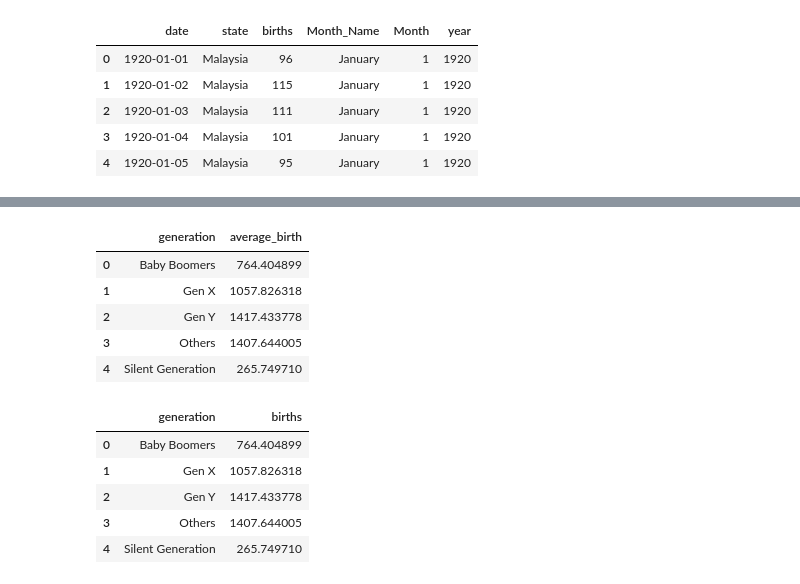
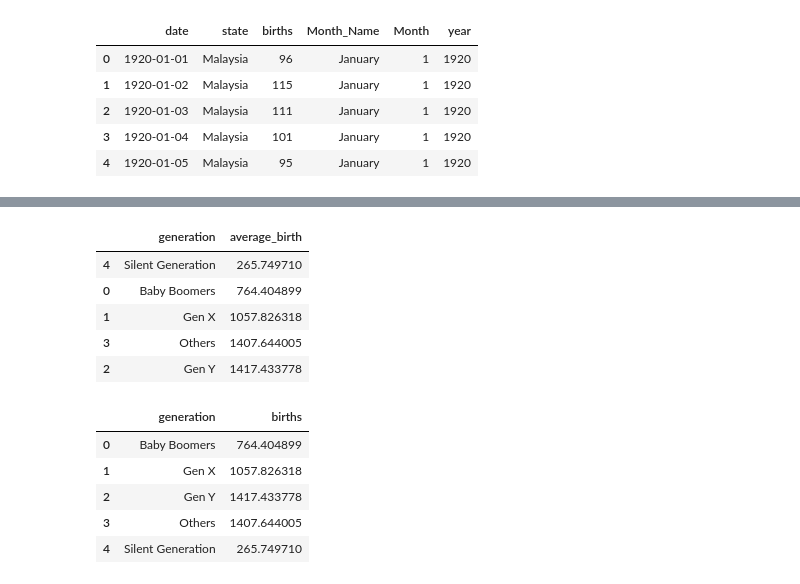
Before and after one commit to ksa-de101-0824/python-pandas, a Jupyter notebook: Exercise/syafeeq_birth.ipynb, the cells around one changed output, grey strips where cells are left out. Cells and saved outputs as stored; diff of their text form; code cells hidden in the pictures.

```diff
--- a/Exercise/syafeeq_birth.ipynb
+++ b/Exercise/syafeeq_birth.ipynb
@@ -194,16 +194,16 @@ for i,x in df['year'].items():
 # %%
 df_generation_average = df.groupby(['generation'])\
     .agg(average_birth = ('births', 'mean'))\
     .reset_index()
 
-df_generation_average.sort_values(['generation'])
+df_generation_average.sort_values(['average_birth'])
 # %% [output]
 |  | generation | average_birth |
+| 4 | Silent Generation | 265.749710 |
 | 0 | Baby Boomers | 764.404899 |
 | 1 | Gen X | 1057.826318 |
+| 3 | Others | 1407.644005 |
 | 2 | Gen Y | 1417.433778 |
-| 3 | Others | 1407.644005 |
-| 4 | Silent Generation | 265.749710 |
 # %%
 #use 1 line
 
```
Also changed, not shown: parts of 2 cells of this notebook.
